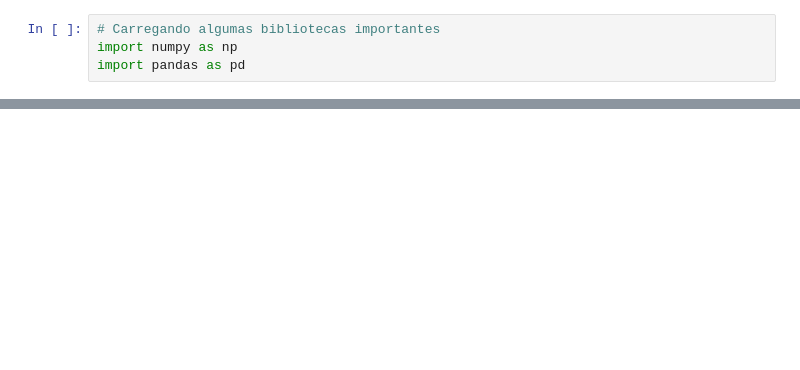
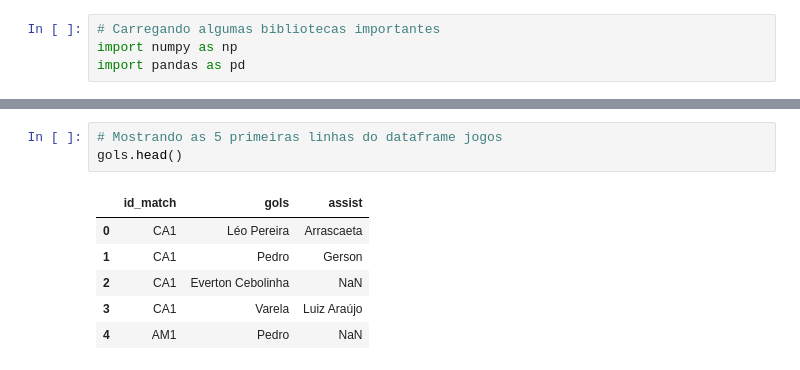
Before and after one commit to williamjouse/jogos-Flamengo-2024, a Jupyter notebook: notebooks/01-Data-wrangling.ipynb, the cells around one changed output, grey strips where cells are left out. Saved outputs shown, nothing was run; the diff lists cells and outputs as text; blank space fills up the shorter version.

```diff
--- a/notebooks/01-Data-wrangling.ipynb
+++ b/notebooks/01-Data-wrangling.ipynb
@@ -57,0 +29,10 @@ max      4.000000    2.000000  56318.000000
+# %%
+# Mostrando as 5 primeiras linhas do dataframe jogos
+gols.head()
+# %% [output]
+|  | id_match | gols | assist |
+| 0 | CA1 | Léo Pereira | Arrascaeta |
+| 1 | CA1 | Pedro | Gerson |
+| 2 | CA1 | Everton Cebolinha | NaN |
+| 3 | CA1 | Varela | Luiz Araújo |
+| 4 | AM1 | Pedro | NaN |
```
Also changed, not shown: parts of 17 cells of this notebook, 11 other files.
